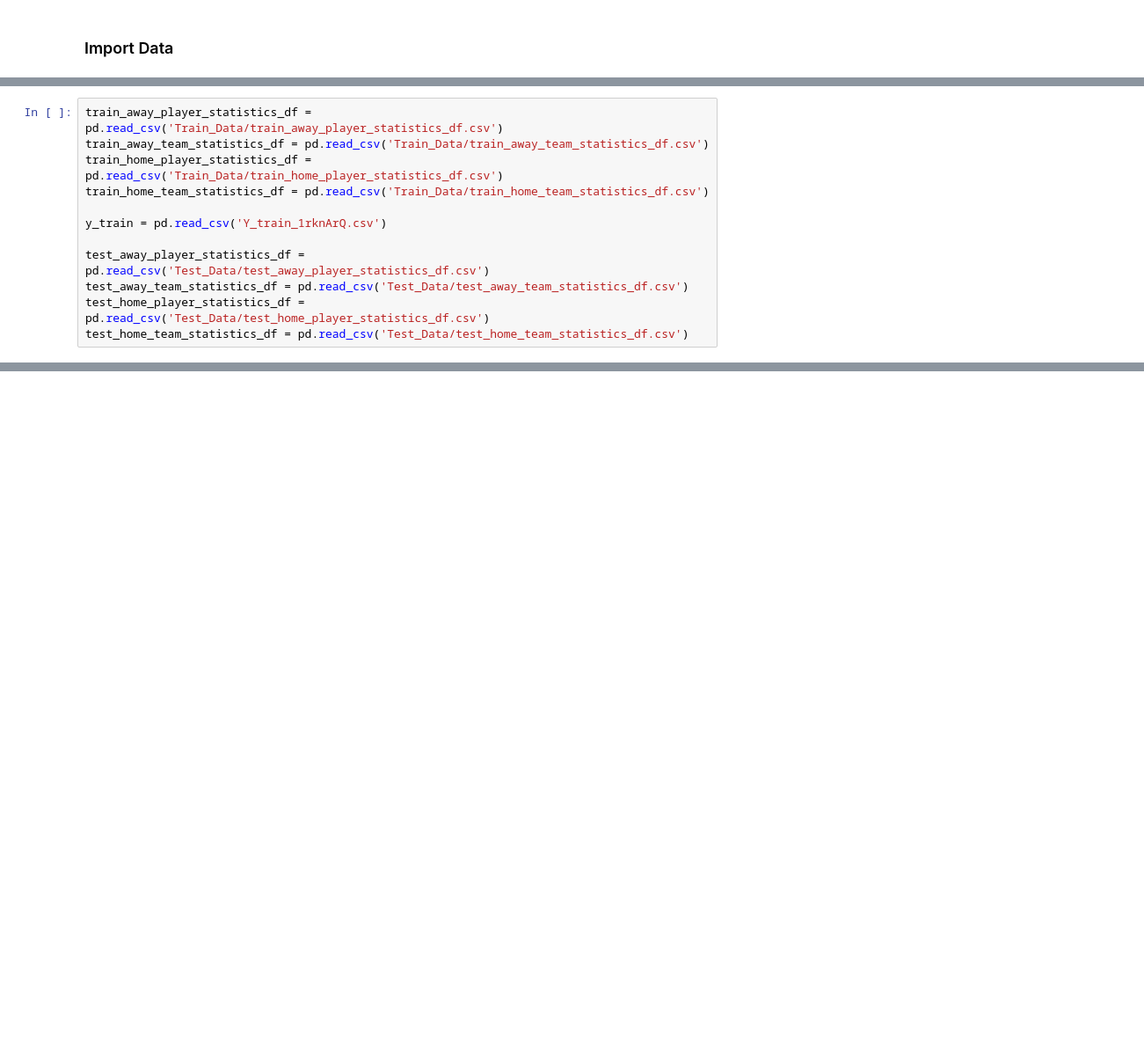
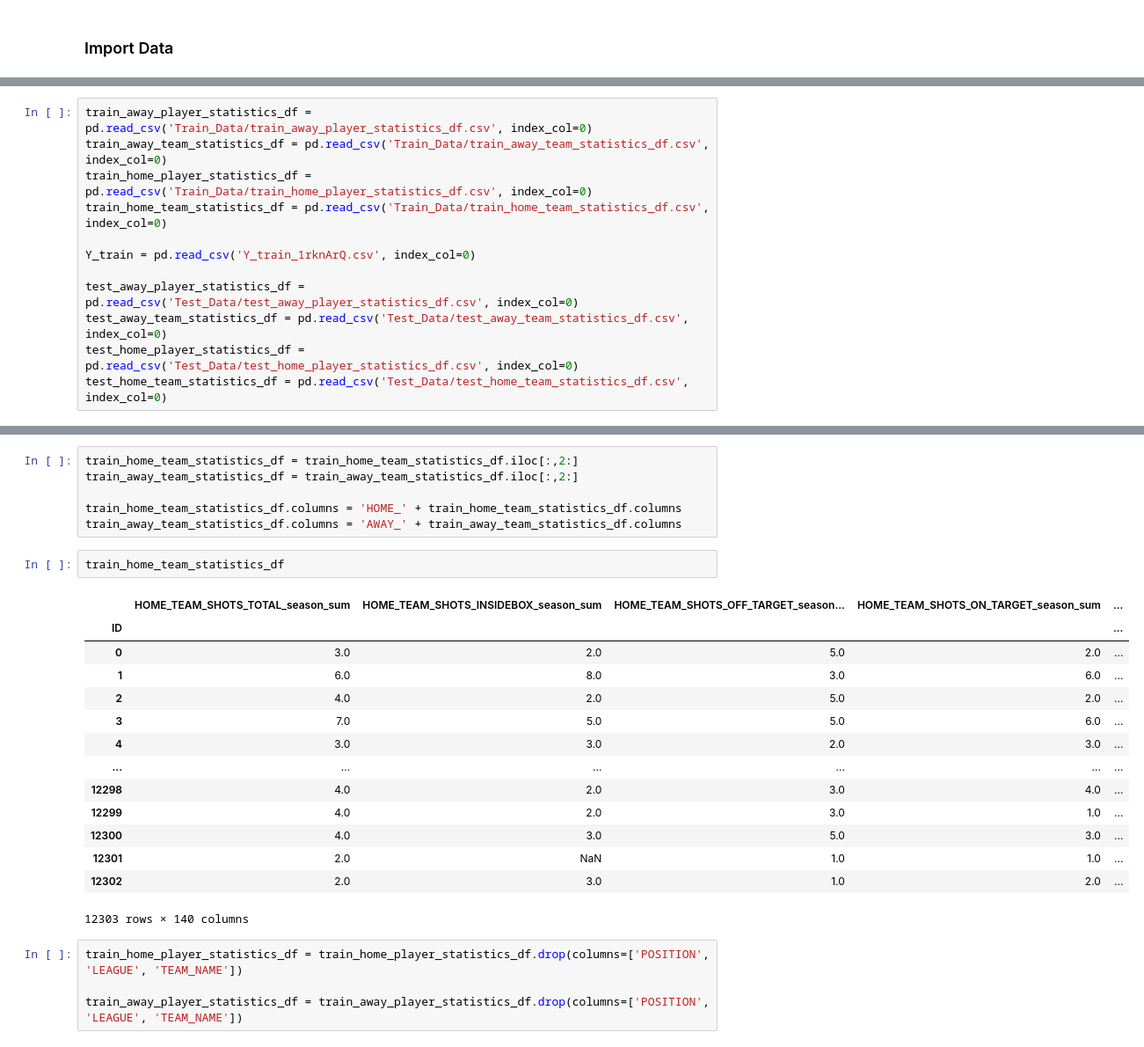
Before and after one commit to martinjolif/Football-matches-outcome-prediction, a Jupyter notebook: main.ipynb, the cells around one changed output, grey strips where cells are left out. Shown: that part at 88% size. Drawn from its saved outputs; the diff is of its cells as text; blank space fills up the shorter version.

```diff
--- a/main.ipynb
+++ b/main.ipynb
@@ -7,12 +14,12 @@ from sklearn import preprocessing
 # %%
-train_away_player_statistics_df = pd.read_csv('Train_Data/train_away_player_statistics_df.csv')
-train_away_team_statistics_df = pd.read_csv('Train_Data/train_away_team_statistics_df.csv')
-train_home_player_statistics_df = pd.read_csv('Train_Data/train_home_player_statistics_df.csv')
-train_home_team_statistics_df = pd.read_csv('Train_Data/train_home_team_statistics_df.csv')
+train_away_player_statistics_df = pd.read_csv('Train_Data/train_away_player_statistics_df.csv', index_col=0)
+train_away_team_statistics_df = pd.read_csv('Train_Data/train_away_team_statistics_df.csv', index_col=0)
+train_home_player_statistics_df = pd.read_csv('Train_Data/train_home_player_statistics_df.csv', index_col=0)
+train_home_team_statistics_df = pd.read_csv('Train_Data/train_home_team_statistics_df.csv', index_col=0)
 
-y_train = pd.read_csv('Y_train_1rknArQ.csv')
+Y_train = pd.read_csv('Y_train_1rknArQ.csv', index_col=0)
 
-test_away_player_statistics_df = pd.read_csv('Test_Data/test_away_player_statistics_df.csv')
-test_away_team_statistics_df = pd.read_csv('Test_Data/test_away_team_statistics_df.csv')
-test_home_player_statistics_df = pd.read_csv('Test_Data/test_home_player_statistics_df.csv')
-test_home_team_statistics_df = pd.read_csv('Test_Data/test_home_team_statistics_df.csv')
+test_away_player_statistics_df = pd.read_csv('Test_Data/test_away_player_statistics_df.csv', index_col=0)
+test_away_team_statistics_df = pd.read_csv('Test_Data/test_away_team_statistics_df.csv', index_col=0)
+test_home_player_statistics_df = pd.read_csv('Test_Data/test_home_player_statistics_df.csv', index_col=0)
+test_home_team_statistics_df = pd.read_csv('Test_Data/test_home_team_statistics_df.csv', index_col=0)
@@ -18,0 +32,27 @@ test_home_team_statistics_df = pd.read_csv('Test_Data/test_home_team_statistics_
+# %%
+train_home_team_statistics_df = train_home_team_statistics_df.iloc[:,2:]
+train_away_team_statistics_df = train_away_team_statistics_df.iloc[:,2:]
+
+train_home_team_statistics_df.columns = 'HOME_' + train_home_team_statistics_df.columns
+train_away_team_statistics_df.columns = 'AWAY_' + train_away_team_statistics_df.columns
+# %%
+train_home_team_statistics_df
+# %% [output]
+|  | HOME_TEAM_SHOTS_TOTAL_season_sum | HOME_TEAM_SHOTS_INSIDEBOX_season_sum | HOME_TEAM_SHOTS_OFF_TARGET_season... | HOME_TEAM_SHOTS_ON_TARGET_season_sum | ... |
+| ID |  |  |  |  | ... |
+| 0 | 3.0 | 2.0 | 5.0 | 2.0 | ... |
+| 1 | 6.0 | 8.0 | 3.0 | 6.0 | ... |
+| 2 | 4.0 | 2.0 | 5.0 | 2.0 | ... |
+| 3 | 7.0 | 5.0 | 5.0 | 6.0 | ... |
+| 4 | 3.0 | 3.0 | 2.0 | 3.0 | ... |
+| ... | ... | ... | ... | ... | ... |
+| 12298 | 4.0 | 2.0 | 3.0 | 4.0 | ... |
+| 12299 | 4.0 | 2.0 | 3.0 | 1.0 | ... |
+| 12300 | 4.0 | 3.0 | 5.0 | 3.0 | ... |
+| 12301 | 2.0 | NaN | 1.0 | 1.0 | ... |
+| 12302 | 2.0 | 3.0 | 1.0 | 2.0 | ... |
+12303 rows × 140 columns
+# %%
+train_home_player_statistics_df = train_home_player_statistics_df.drop(columns=['POSITION', 'LEAGUE', 'TEAM_NAME'])
+
+train_away_player_statistics_df = train_away_player_statistics_df.drop(columns=['POSITION', 'LEAGUE', 'TEAM_NAME'])
```
Also changed, not shown: parts of 43 cells of this notebook.
